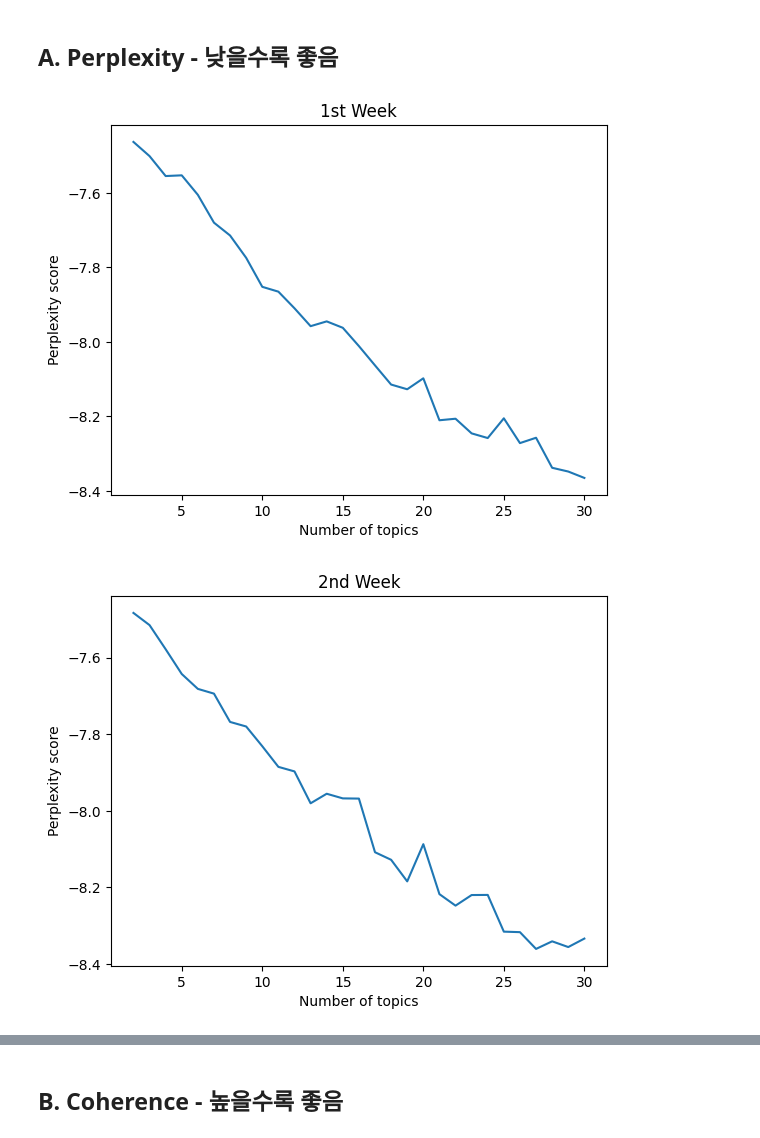
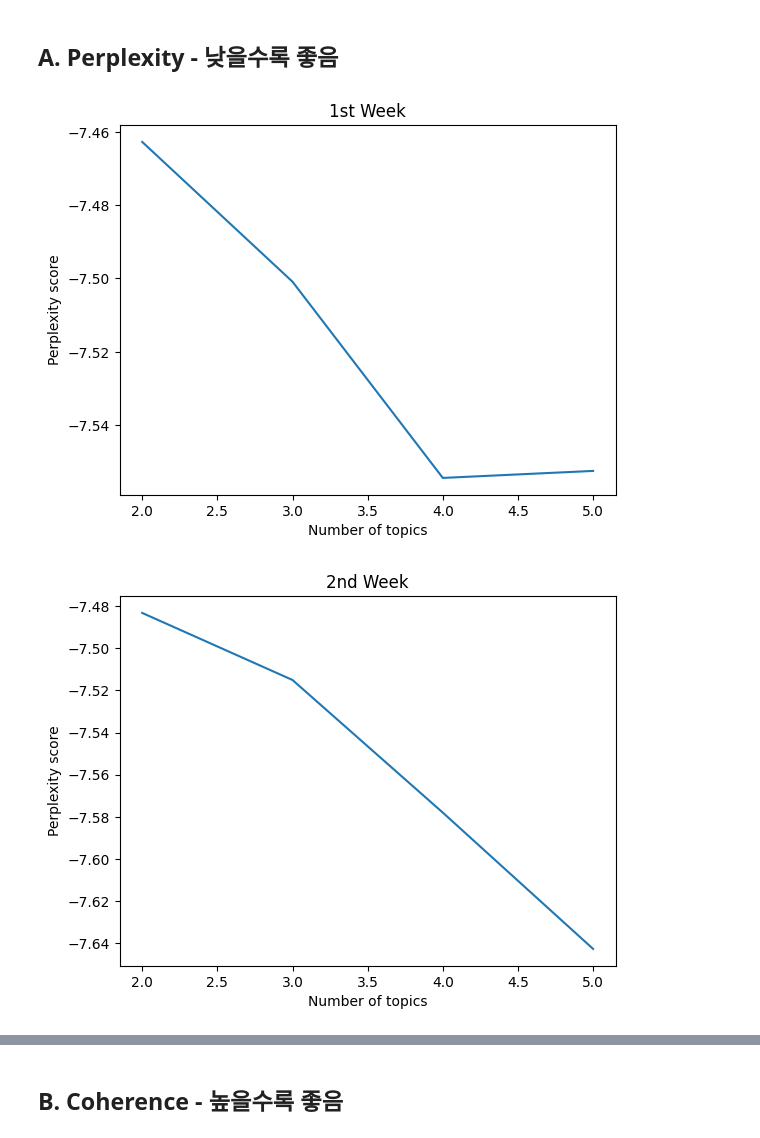
Before and after one commit to viola2002/dartb, a Jupyter notebook: academic_festival/2024_Autumn/code/NLP_LDA_Weekly.ipynb, the cells around one changed output, grey strips where cells are left out. Cells and saved outputs as stored; diff of their text form; code cells hidden in the pictures.

```diff
--- a/academic_festival/2024_Autumn/code/NLP_LDA_Weekly.ipynb
+++ b/academic_festival/2024_Autumn/code/NLP_LDA_Weekly.ipynb
@@ -677,7 +677,7 @@ perplexity_values_2 = []
 perplexity_values_3 = []
 perplexity_values_4 = []
 # %%
-for i in range(2, 31):
+for i in range(2, 6):
     ldamodel_1 = gensim.models.ldamodel.LdaModel(corpus_1, num_topics=i, id2word = dictionary_1, random_state=42)
     perplexity_values_1.append(ldamodel_1.log_perplexity(corpus_1))
 
@@ -690,21 +690,21 @@ for i in range(2, 31):
     ldamodel_4 = gensim.models.ldamodel.LdaModel(corpus_4, num_topics=i, id2word = dictionary_4, random_state=42)
     perplexity_values_4.append(ldamodel_4.log_perplexity(corpus_4))
 # %%
-x = range(2, 31)
+x = range(2, 6)
 plt.plot(x, perplexity_values_1)
 plt.title('1st Week')
 plt.xlabel("Number of topics")
 plt.ylabel("Perplexity score")
 plt.show()
 # %% [output]
-[figure, old version]
+[figure, new version]
 # %%
-x = range(2, 31)
+x = range(2, 6)
 plt.plot(x, perplexity_values_2)
 plt.title('2nd Week')
 plt.xlabel("Number of topics")
 plt.ylabel("Perplexity score")
 plt.show()
 # %% [output]
-[figure, old version]
+[figure, new version]
 # %%
```
Also changed, not shown: parts of 27 cells of this notebook.
